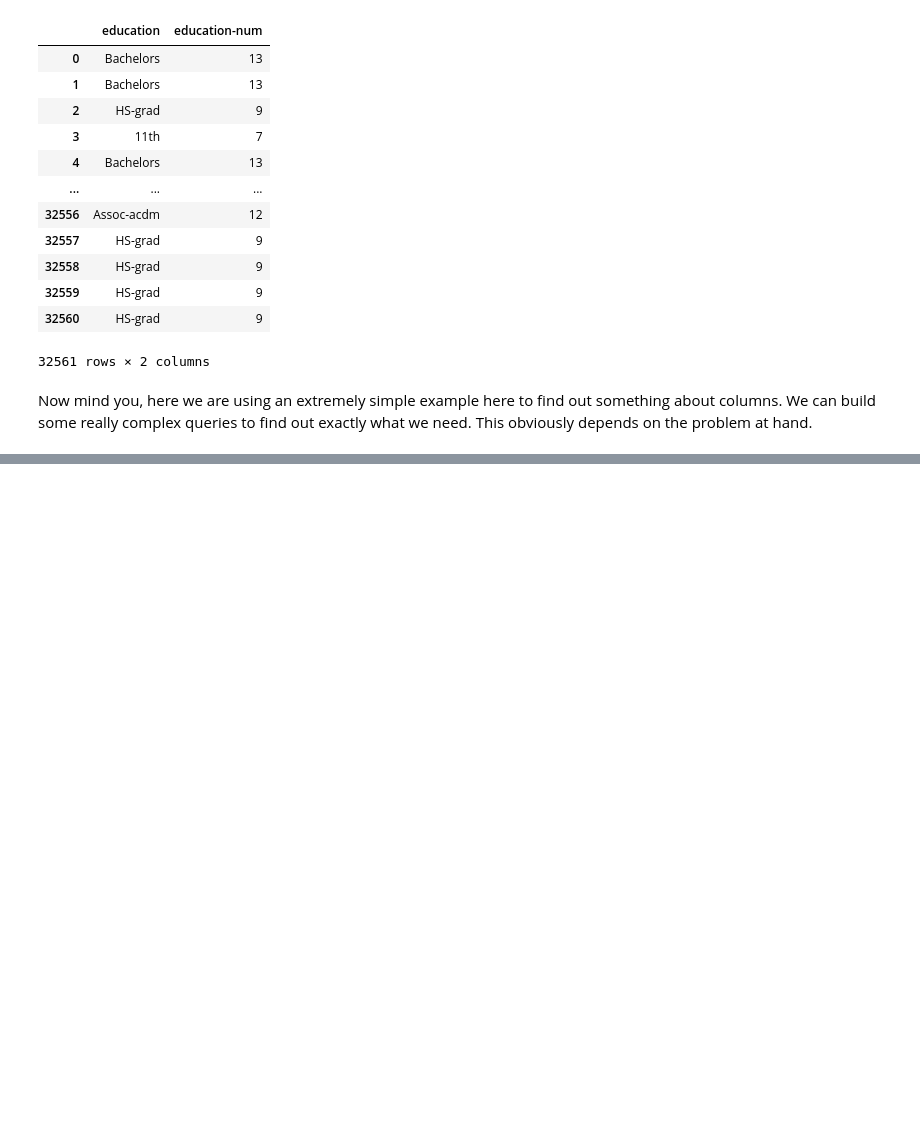
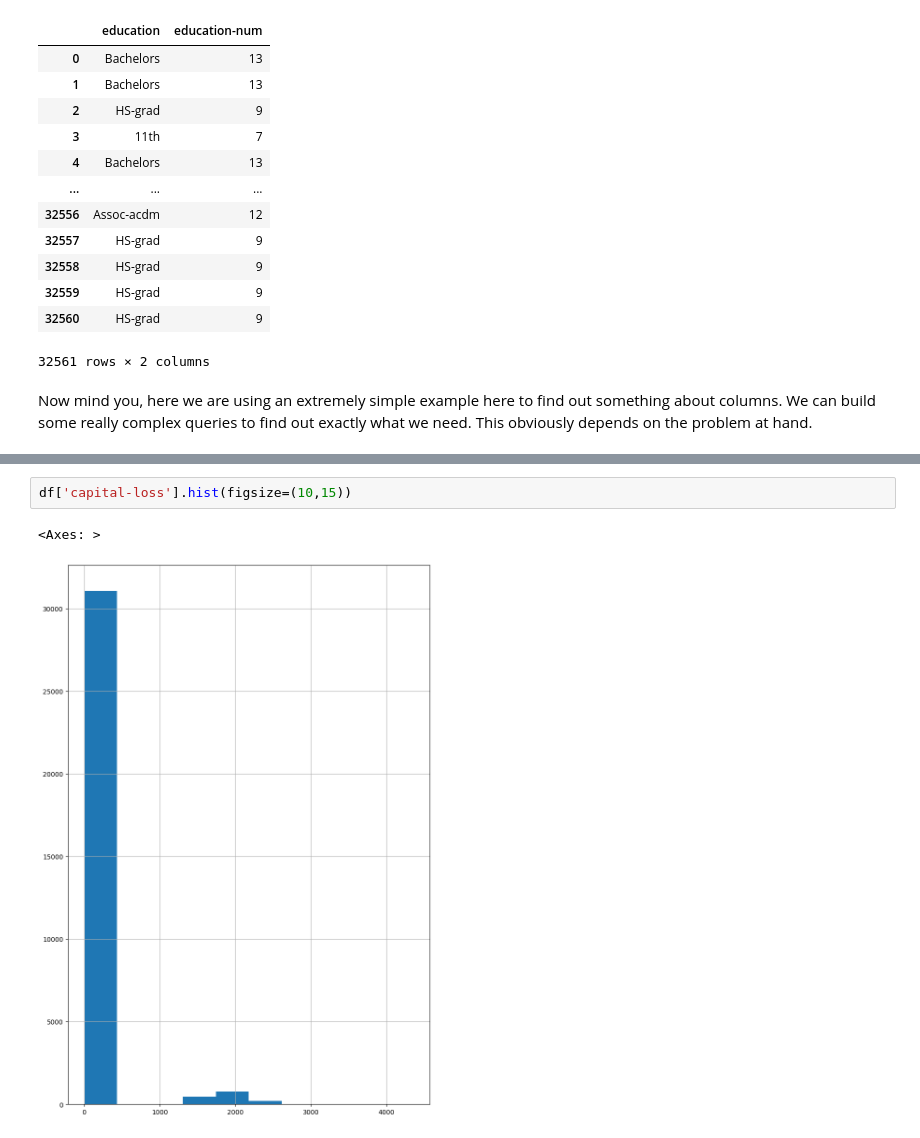
Before and after one commit to agpt8/data_science_portfolio, a Jupyter notebook: income-data-analysis.ipynb, the cells around one changed output, grey strips where cells are left out. Cells and saved outputs as stored; diff of their text form; blank space fills up the shorter version.

```diff
--- a/income-data-analysis.ipynb
+++ b/income-data-analysis.ipynb
@@ -298,0 +362,5 @@ Taking a look at other columns with `strings` datatype shows us that many of the
+# %%
+df['capital-loss'].hist(figsize=(10,15))
+# %% [output]
+<Axes: >
+[figure, added]
```
Also changed, not shown: parts of 24 cells of this notebook.
